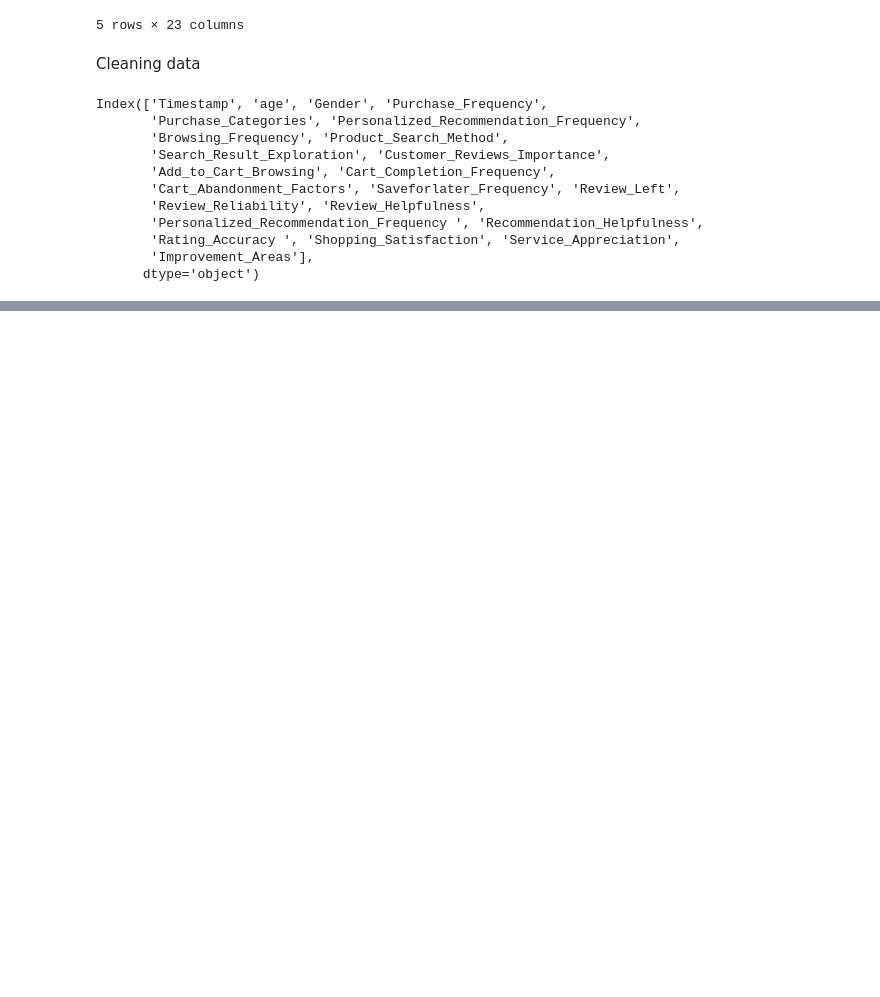
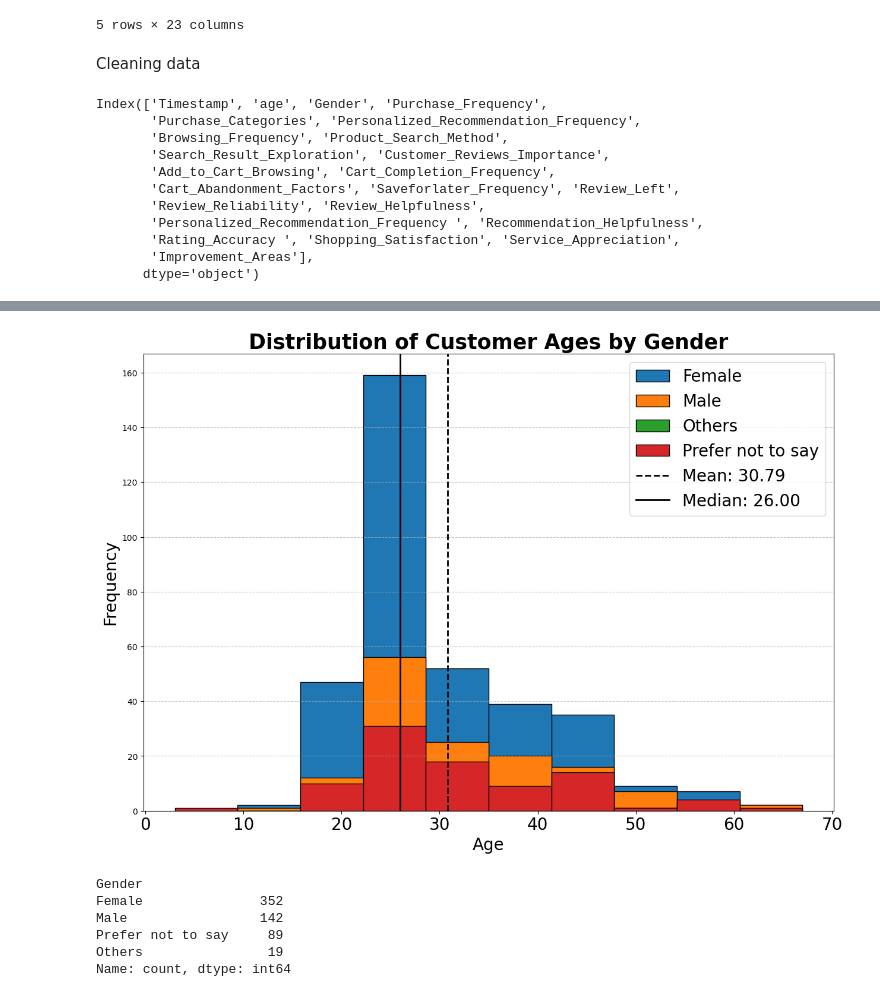
Before and after one commit to khaeuss808/UDS_ExploratoryQs, a Jupyter notebook: UDS_ExpQ_Q1.ipynb, the cells around one changed output, grey strips where cells are left out. Drawn from its saved outputs; the diff is of its cells as text; code cells hidden in the pictures; blank space fills up the shorter version.

```diff
--- a/UDS_ExpQ_Q1.ipynb
+++ b/UDS_ExpQ_Q1.ipynb
@@ -50,0 +98,35 @@ Are there specific product categories within specific customer segments (e.g., a
+# %%
+mean_age = np.mean(demographic_df["age"])
+median_age = np.median(demographic_df["age"])
+
+demographic_df.pivot(columns="Gender", values="age").plot.hist(
+    edgecolor="black", figsize=(15, 10)
+)
+plt.title("Distribution of Customer Ages by Gender", fontsize=25, fontweight="bold")
+plt.xlabel("Age", fontsize=20)
+plt.ylabel("Frequency", fontsize=20)
+# Show grid for better readability
+plt.grid(axis="y", linestyle="--", alpha=0.7)
+plt.axvline(
+    mean_age, color="black", linestyle="--", linewidth=2, label=f"Mean: {mean_age:.2f}"
+)
+plt.xticks(fontsize=20)
+# add line for median
+plt.axvline(
+    median_age,
+    color="black",
+    linestyle="-",
+    linewidth=2,
+    label=f"Median: {median_age:.2f}",
+)
+plt.legend(fontsize=20)
+plt.show()
+print(demographic_df["Gender"].value_counts())
+# %% [output]
+[figure, added]
+Gender
+Female               352
+Male                 142
+Prefer not to say     89
+Others                19
+Name: count, dtype: int64
```
Also changed, not shown: parts of 6 cells of this notebook, 1 other file.
